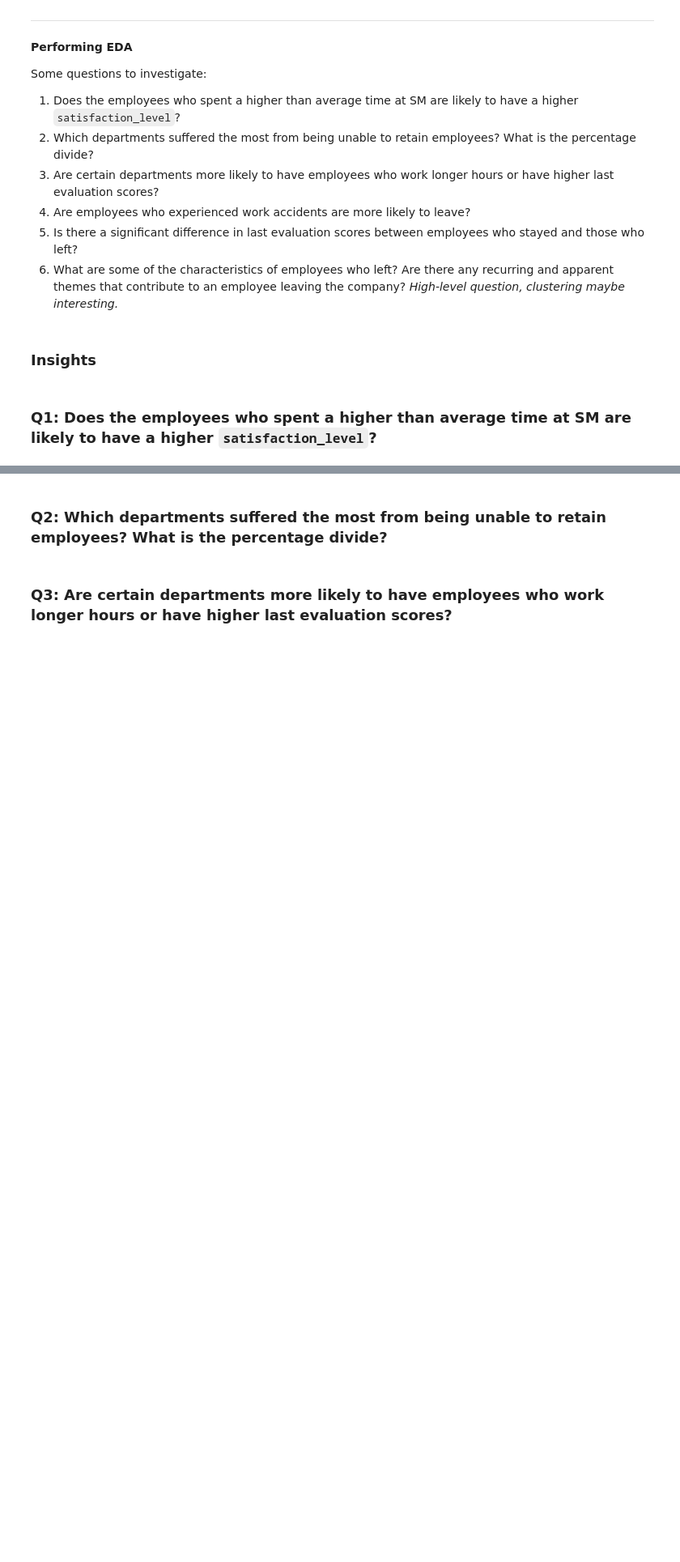
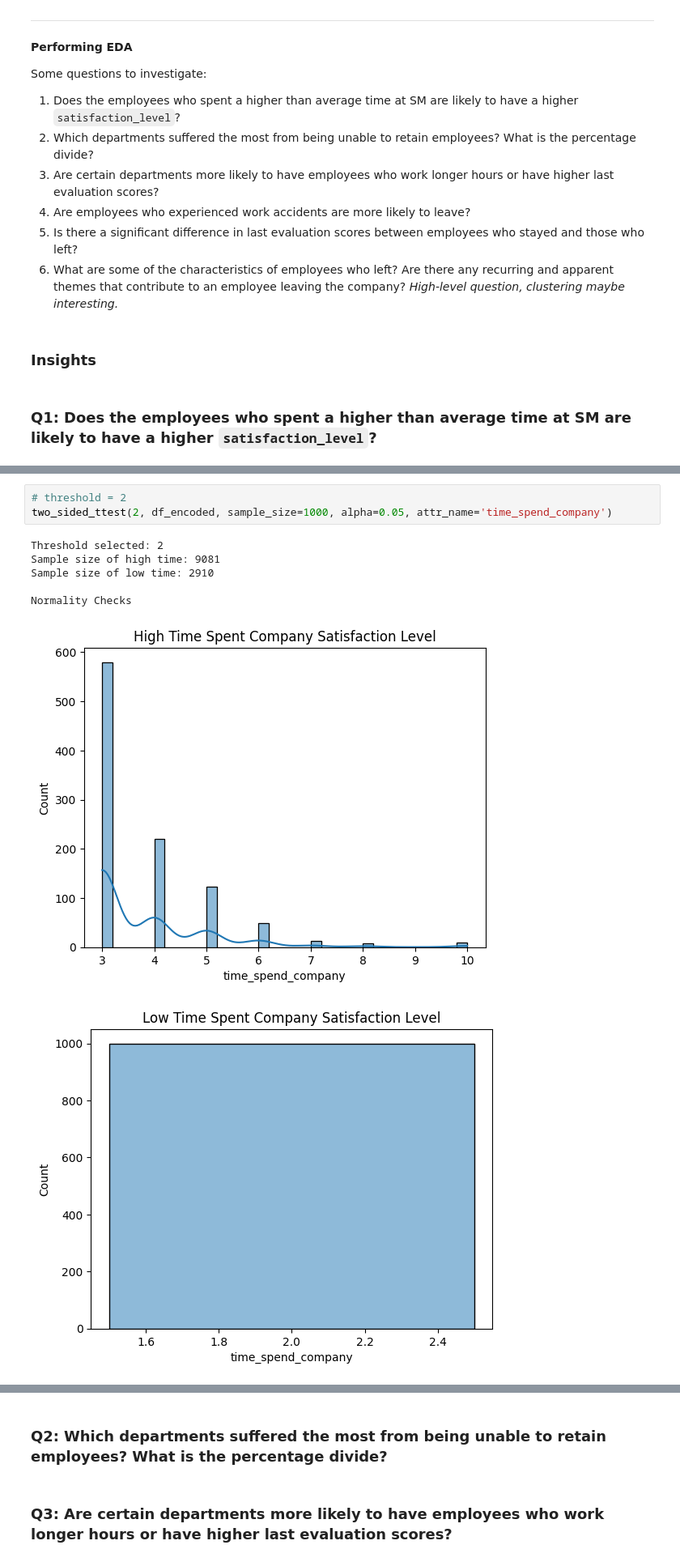
Before and after one commit to DoguKody/Predicting_Employee_Retention_Salifort_Motors, a Jupyter notebook: notebooks/Activity__Course_7_Salifort_Motors_project_lab.ipynb, the cells around one changed output, grey strips where cells are left out. Shown at 81% size. Saved outputs shown, nothing was run; the diff lists cells and outputs as text; blank space fills up the shorter version.

```diff
--- a/notebooks/Activity__Course_7_Salifort_Motors_project_lab.ipynb
+++ b/notebooks/Activity__Course_7_Salifort_Motors_project_lab.ipynb
@@ -310,0 +409,11 @@ Some questions to investigate:
+# %%
+# threshold = 2
+two_sided_ttest(2, df_encoded, sample_size=1000, alpha=0.05, attr_name='time_spend_company')
+# %% [output]
+Threshold selected: 2
+Sample size of high time: 9081
+Sample size of low time: 2910
+
+Normality Checks
+[figure, added]
+[figure, added]
```
Also changed, not shown: parts of 5 cells of this notebook, 1 other file.
